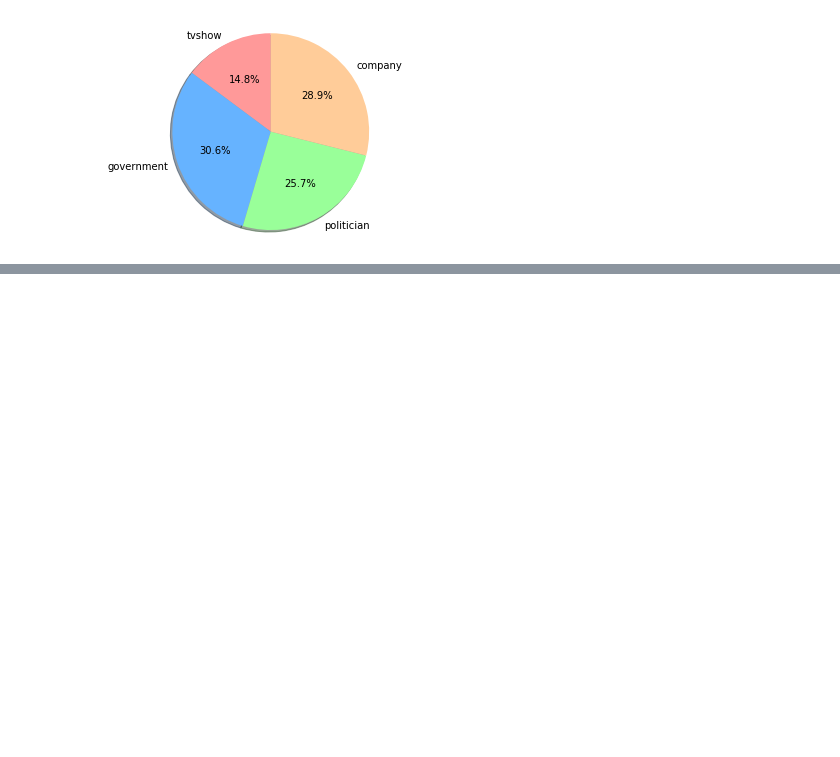
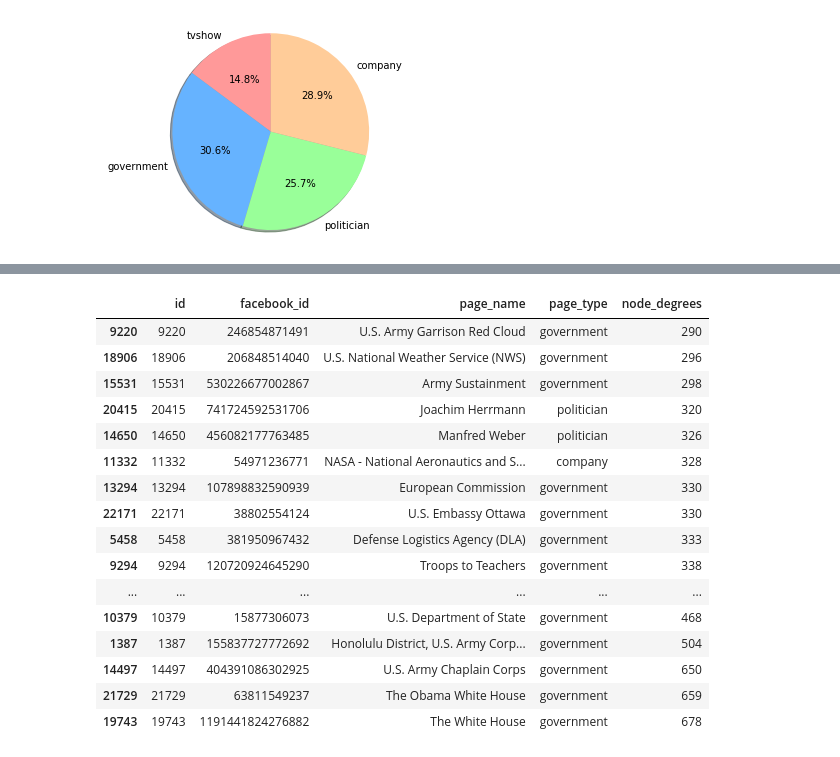
Before and after one commit to nhiyobie/networking-iu-finalproject-facebook, a Jupyter notebook: Untitled.ipynb, the cells around one changed output, grey strips where cells are left out. Saved outputs shown, nothing was run; the diff lists cells and outputs as text; code cells hidden in the pictures; blank space fills up the shorter version.

```diff
--- a/Untitled.ipynb
+++ b/Untitled.ipynb
@@ -190,3 +183,35 @@ node_attributes
+# %%
+#<a id='degree_sort_mean_std_top'></a>
+
+node_attributes1 = node_attributes.sort_values(by=['node_degrees'])
+
+node_attributes1_mean = node_attributes1["node_degrees"].mean()
+
+node_attributes1_std = node_attributes1["node_degrees"].std()
+
+#node_attributes1_mean, node_attributes1_std
+
+node_attributes_topdegree = node_attributes1.iloc[-25:]
+
+node_attributes_topdegree
+# %% [output]
+|  | id | facebook_id | page_name | page_type | node_degrees |
+| 9220 | 9220 | 246854871491 | U.S. Army Garrison Red Cloud | government | 290 |
+| 18906 | 18906 | 206848514040 | U.S. National Weather Service (NWS) | government | 296 |
+| 15531 | 15531 | 530226677002867 | Army Sustainment | government | 298 |
+| 20415 | 20415 | 741724592531706 | Joachim Herrmann | politician | 320 |
+| 14650 | 14650 | 456082177763485 | Manfred Weber | politician | 326 |
+| 11332 | 11332 | 54971236771 | NASA - National Aeronautics and S... | company | 328 |
+| 13294 | 13294 | 107898832590939 | European Commission | government | 330 |
+| 22171 | 22171 | 38802554124 | U.S. Embassy Ottawa | government | 330 |
+| 5458 | 5458 | 381950967432 | Defense Logistics Agency (DLA) | government | 333 |
+| 9294 | 9294 | 120720924645290 | Troops to Teachers | government | 338 |
+| ... | ... | ... | ... | ... | ... |
+| 10379 | 10379 | 15877306073 | U.S. Department of State | government | 468 |
+| 1387 | 1387 | 155837727772692 | Honolulu District, U.S. Army Corp... | government | 504 |
+| 14497 | 14497 | 404391086302925 | U.S. Army Chaplain Corps | government | 650 |
+| 21729 | 21729 | 63811549237 | The Obama White House | government | 659 |
+| 19743 | 19743 | 1191441824276882 | The White House | government | 678 |
 # %%
 <a id='useful_hw'></a>
 
```
Also changed, not shown: parts of 3 cells of this notebook.
